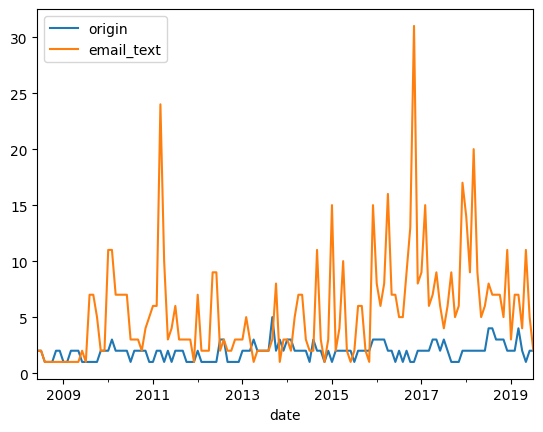
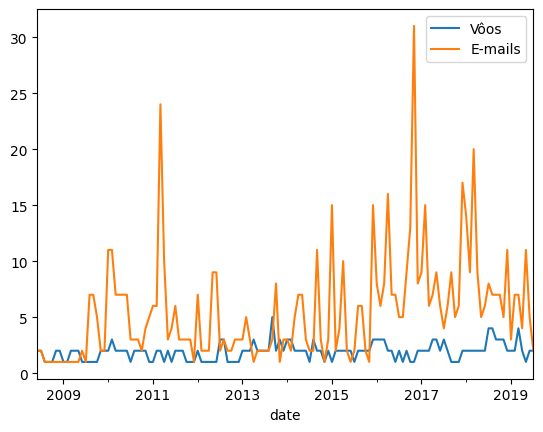
Unified diff of the notebook cell whose output changed from the first chart to the second:
--- before
+++ after
@@ -1,2 +1,2 @@
 dt = flights.groupby(['date'])[['origin']].count().resample('D').ffill().join(emails.groupby(['date'])[['email_text']].count().resample('D').ffill(), on='date')
-dt.to_period('M').groupby(['date']).max()[emails['date'].min():].plot()
+dt.to_period('M').groupby(['date']).max()[emails['date'].min():].rename(columns={'email_text':'E-mails', 'origin':'Vôos'}).plot()

Commit: textos dos slides